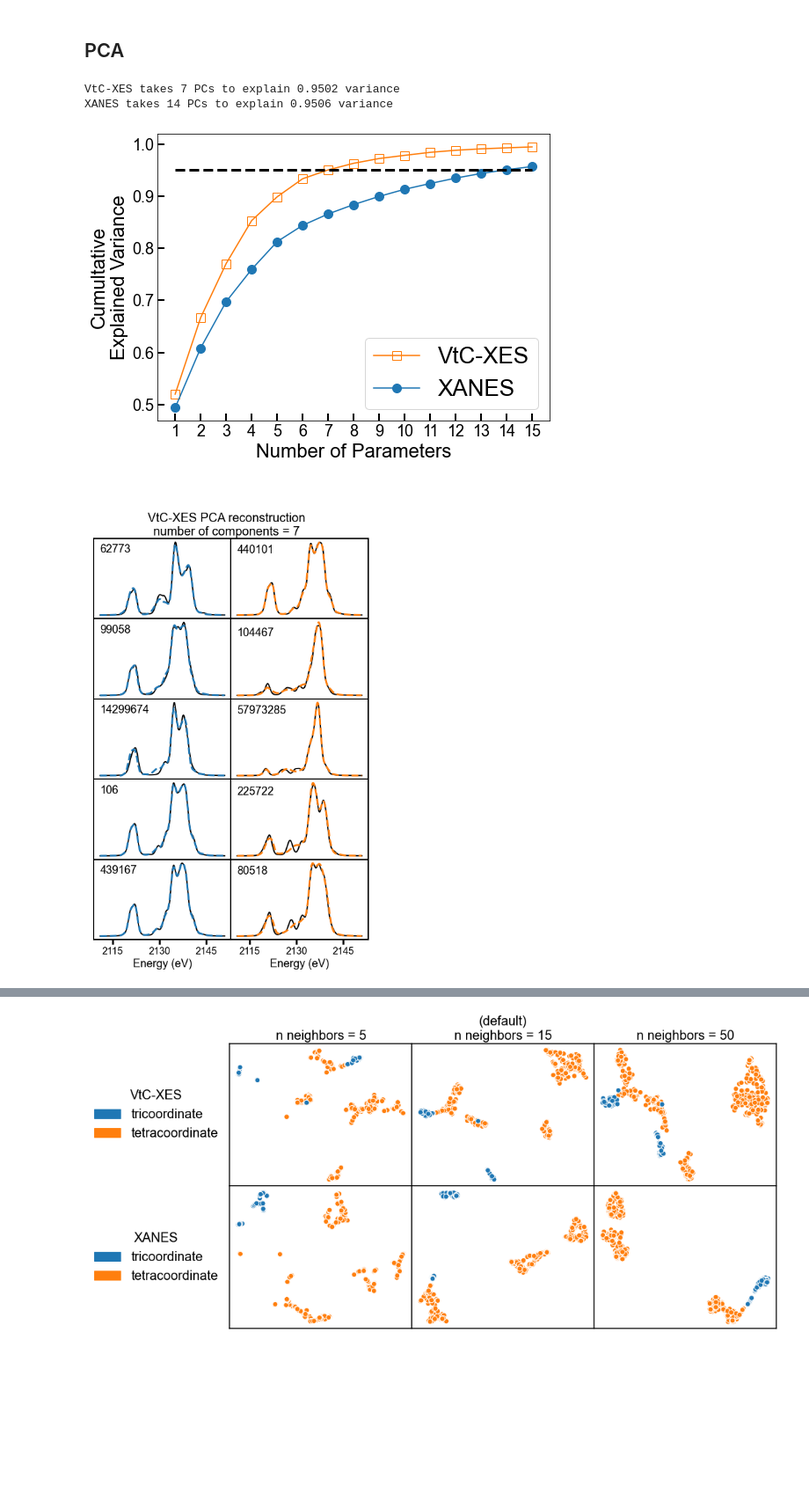
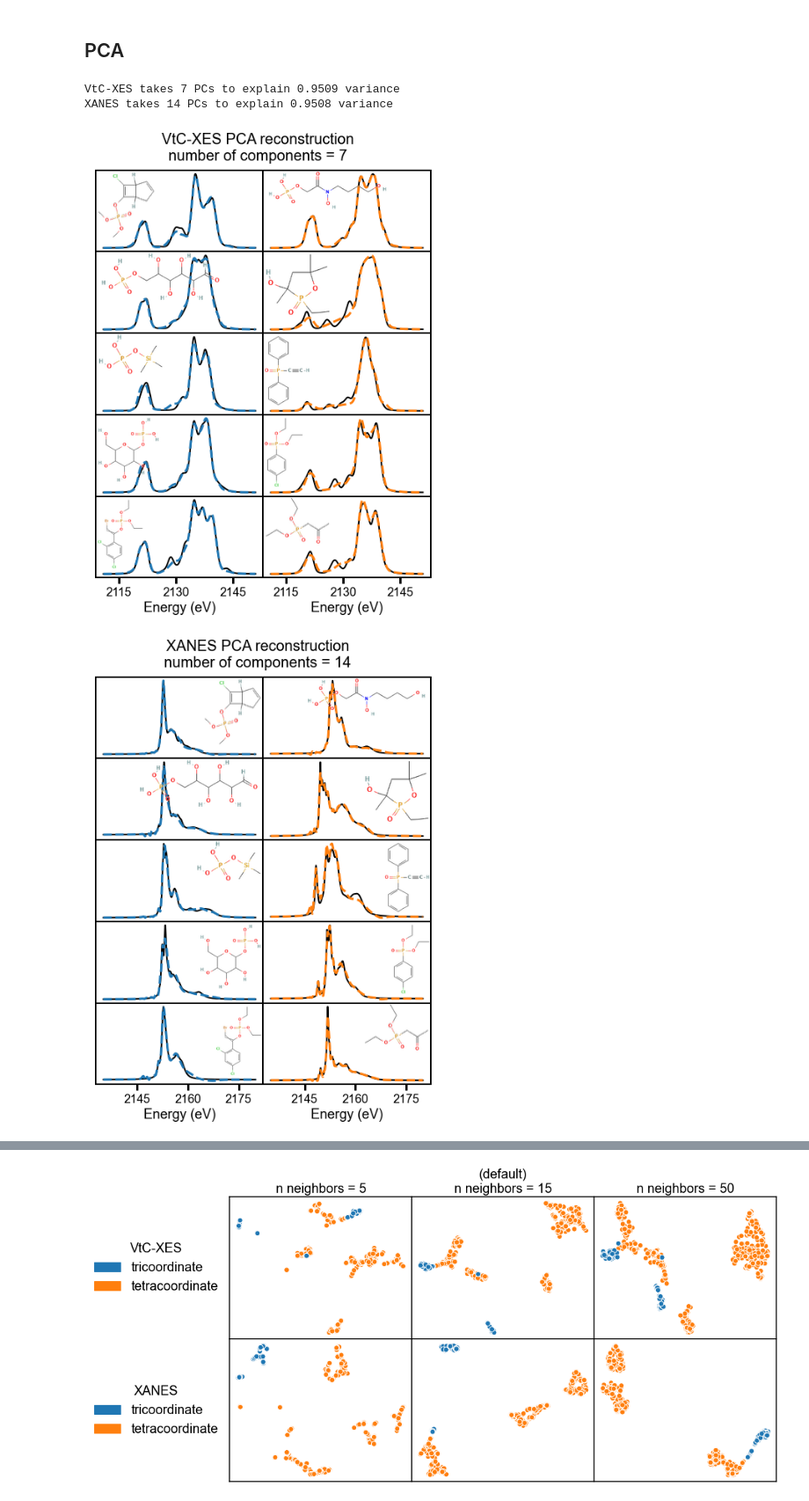
Before and after one commit to Seidler-Lab/Phosphorus-ML-Project, a Jupyter notebook: Data_Analysis_Sam.ipynb, the cells around one changed output, grey strips where cells are left out. Shown at 88% size. Saved outputs shown, nothing was run; the diff lists cells and outputs as text; code cells hidden in the pictures; blank space fills up the shorter version.

```diff
--- a/Data_Analysis_Sam.ipynb
+++ b/Data_Analysis_Sam.ipynb
@@ -102,60 +105,70 @@ if make_SI_figures:
     print(f"VtC-XES takes {threshold_xes+1} PCs to explain {explained_var_xes[threshold_xes]:.04f} variance")
     print(f"XANES takes {threshold_xanes+1} PCs to explain {explained_var_xanes[threshold_xanes]:.04f} variance")
 
-    make_stacked_scree(pca_all_xes.explained_variance_ratio_, pca_all_xanes.explained_variance_ratio_, n=15)
+    #make_stacked_scree(pca_all_xes.explained_variance_ratio_, pca_all_xanes.explained_variance_ratio_, n=15)
 
     for mode in ['XES', 'XANES']:
         if mode == 'XES':
             n_components = threshold_xes + 1
             SPECTRA = XES
+            corner = 2
         else:
             n_components = threshold_xanes + 1
             SPECTRA = XANES
+            corner = 1
 
         pca = PCA(n_components=n_components)
         pca = pca.fit(SPECTRA)
         x = X_coord[0][f'{mode}_Spectra'][0]
 
-        fig = plt.figure(figsize=(8, 12))
         n = 10
-        spec = fig.add_gridspec(nrows=n//2, ncols=2)
+        ncols = 2
+        nrows = n//ncols
+        fig = plt.figure(figsize=(ncols*4, nrows*2))
+        spec = fig.add_gridspec(nrows=nrows, ncols=ncols)
         plt.subplots_adjust(wspace=0, hspace=0)
 
-        for counter, index in enumerate(np.arange(0,400,400//n)):
+        for counter, index in enumerate(np.arange(0, 400, 400//n)):
             row = counter%(n//2)
             colm = int(counter//(n/2))
             ax = fig.add_subplot(spec[row, colm])
 
             cid = X_coord[index]['CID']
             true = [SPECTRA[index]]
             recon = pca.inverse_transform(pca.transform(true))
             true = np.array(true).reshape(-1)
 
-            plt.plot(x, true, 'k-', linewidth=2)
-            plt.plot(x, recon.reshape(-1), '--', c=plt.cm.tab20(colm*2), linewidth=3)
+            plt.plot(x, true, linestyle='-', c='k', linewidth=2)
+            plt.plot(x, recon.reshape(-1), linestyle='--', c=plt.cm.tab20(colm*2), linewidth=3)
 
+            # format axes
             set_spine_width(ax, width=2)
             ax.set_yticks([])
-            t = ax.text(np.min(x), np.max(true) - 0.1*np.max(true),
-                        cid, ha="left", va="center", size=18)
 
             if row == int(n//2) - 1:
                 ax.set_xlabel('Energy (eV)', fontsize=18)
                 ax.xaxis.set_major_locator(MultipleLocator(15))
+                ax.set_xticks(ax.get_xticks()[1:-1])
                 ax.set_xticklabels(np.array(ax.get_xticks(), dtype=int), fontsize=16)
                 ax.tick_params(direction='out', width=3, length=8, which='major')
             else:
                 ax.set_xticks([])
                 ax.set_xlabel(None)
 
+            # add structure
+            #h_ratios=(0.14, 0.13), w_ratios=(0.3, 0.15)
+            add_structure(fig, cid, ax, resize=False, add_axes=True, chemdraw=False,
+                          w_ratios=(0.3, 0.16), h_ratios=(0.14, 0.13), corner=corner)
+
         if mode == 'XES':
             mode = 'VtC-' + mode
 
-        fig.suptitle(f'\n\n{mode} PCA reconstruction\nnumber of components = {n_components}', fontsize=20)
+        fig.suptitle(f'{mode} PCA reconstruction\nnumber of components = {n_components}',
+                     y=0.95, fontsize=20)
 
-#         plt.savefig(f'../Figures/PCA_recon_{mode}.png', dpi=800, transparent=True, bbox_inches='tight')
+        plt.savefig(f'../Figures/PCA_recon_{mode}.png', dpi=800, transparent=True, bbox_inches='tight')
 # %% [output]
-VtC-XES takes 7 PCs to explain 0.9502 variance
-XANES takes 14 PCs to explain 0.9506 variance
+VtC-XES takes 7 PCs to explain 0.9509 variance
+XANES takes 14 PCs to explain 0.9508 variance
-[figure, old version]
+[figure, new version]
-[figure, old version]
+[figure, new version]
```
Also changed, not shown: parts of 24 cells of this notebook, 16 other files.
